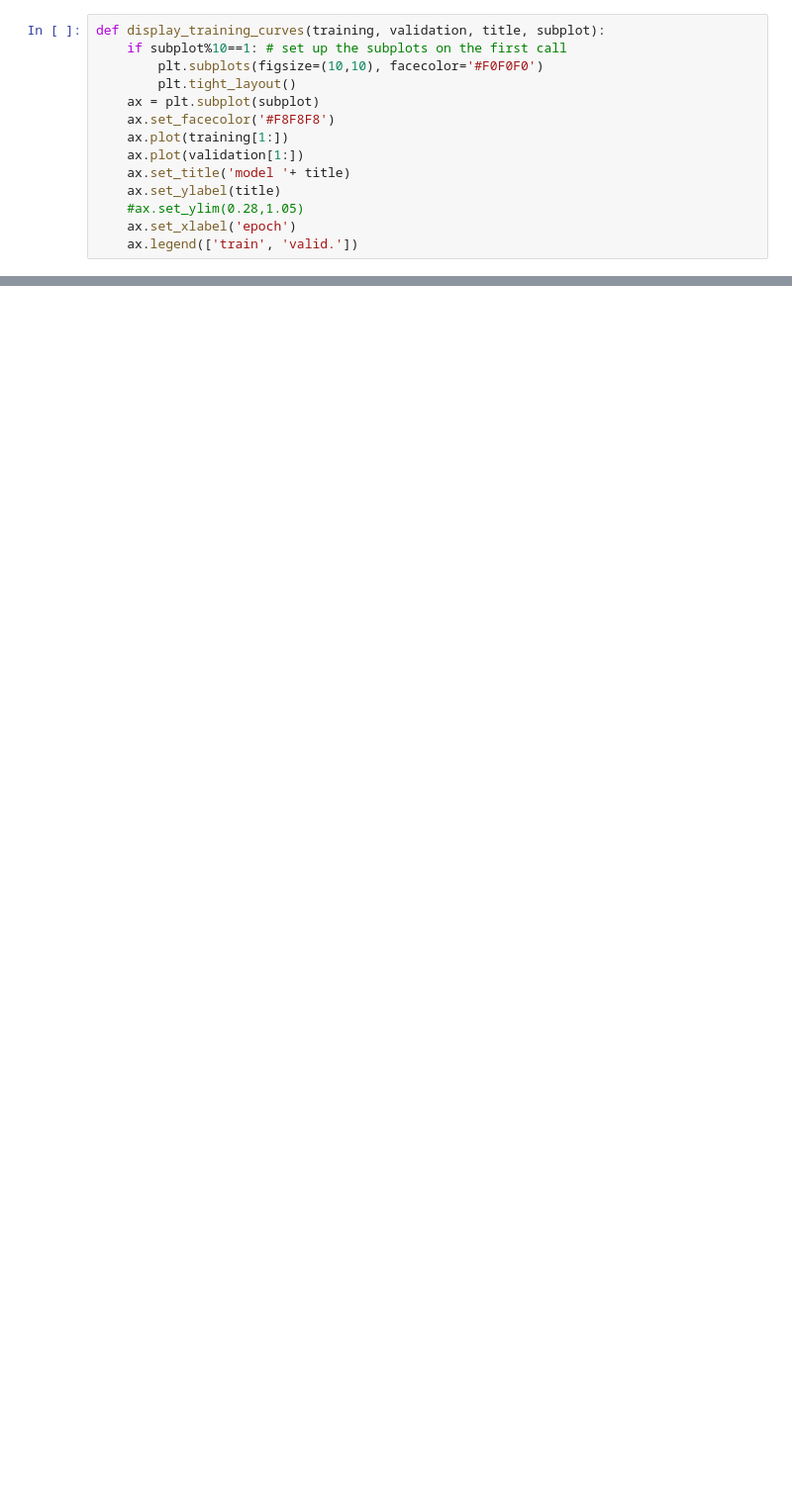
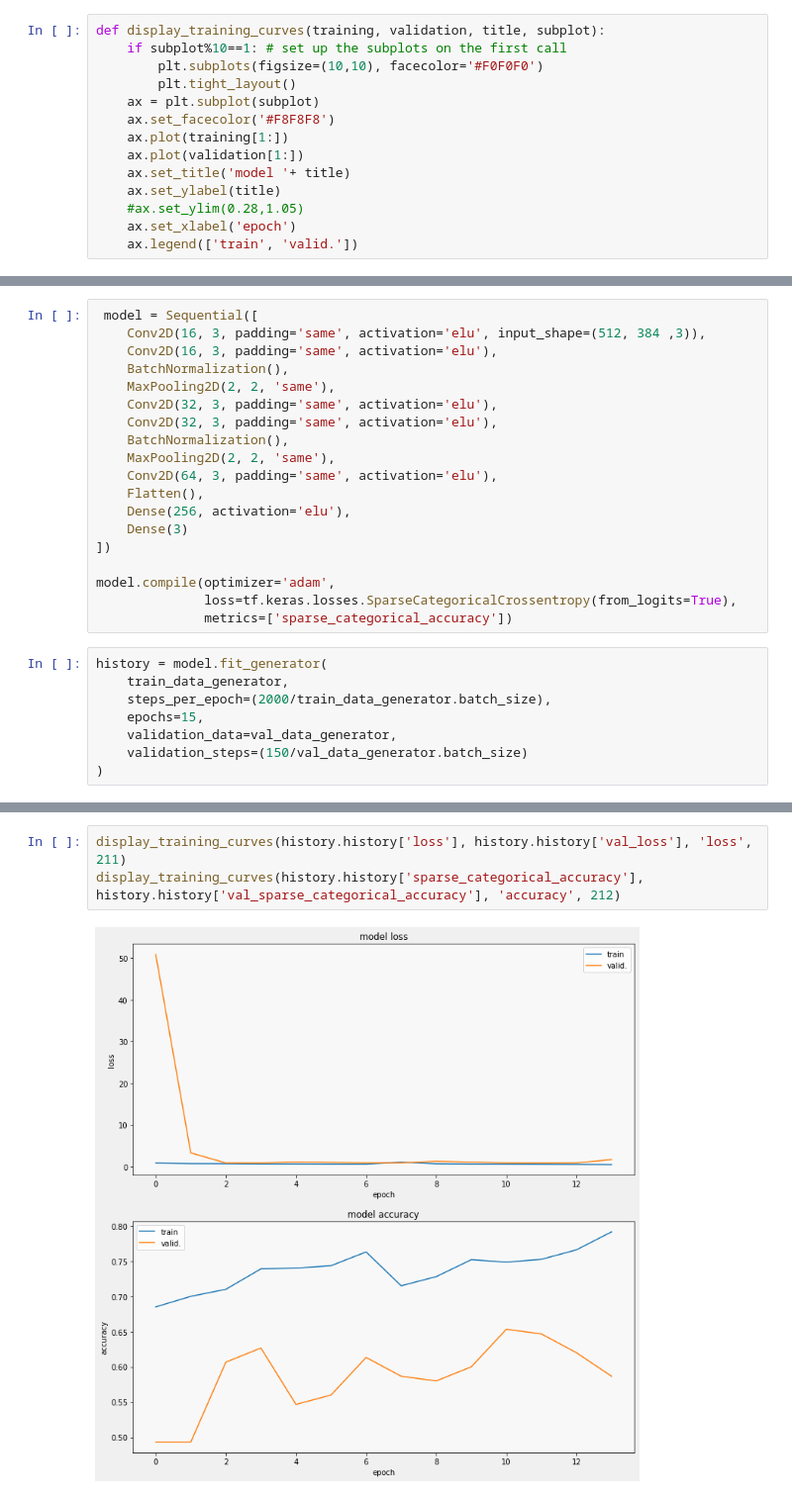
Before and after one commit to Sergey55/tensorflow_experiments, a Jupyter notebook: Cancer detection mini project.ipynb, the cells around one changed output, grey strips where cells are left out. Shown: that part at 99% size. Saved outputs shown, nothing was run; the diff lists cells and outputs as text; blank space fills up the shorter version.

```diff
--- a/Cancer detection mini project.ipynb
+++ b/Cancer detection mini project.ipynb
@@ -273,0 +312,27 @@ display_training_curves(history.history['sparse_categorical_accuracy'], history.
+# %%
+ model = Sequential([
+    Conv2D(16, 3, padding='same', activation='elu', input_shape=(512, 384 ,3)),
+    Conv2D(16, 3, padding='same', activation='elu'),
+    BatchNormalization(),
+    MaxPooling2D(2, 2, 'same'),
+    Conv2D(32, 3, padding='same', activation='elu'),
+    Conv2D(32, 3, padding='same', activation='elu'),
+    BatchNormalization(),
+    MaxPooling2D(2, 2, 'same'),
+    Conv2D(64, 3, padding='same', activation='elu'),
+    Flatten(),
+    Dense(256, activation='elu'),
+    Dense(3)
+])
+
+model.compile(optimizer='adam',
+              loss=tf.keras.losses.SparseCategoricalCrossentropy(from_logits=True),
+              metrics=['sparse_categorical_accuracy'])
+# %%
+history = model.fit_generator(
+    train_data_generator,
+    steps_per_epoch=(2000/train_data_generator.batch_size),
+    epochs=15,
+    validation_data=val_data_generator,
+    validation_steps=(150/val_data_generator.batch_size)
+)
@@ -273,0 +357,5 @@ display_training_curves(history.history['sparse_categorical_accuracy'], history.
+# %%
+display_training_curves(history.history['loss'], history.history['val_loss'], 'loss', 211)
+display_training_curves(history.history['sparse_categorical_accuracy'], history.history['val_sparse_categorical_accuracy'], 'accuracy', 212)
+# %% [output]
+[figure, added]
```
Also changed, not shown: parts of 10 cells of this notebook.
